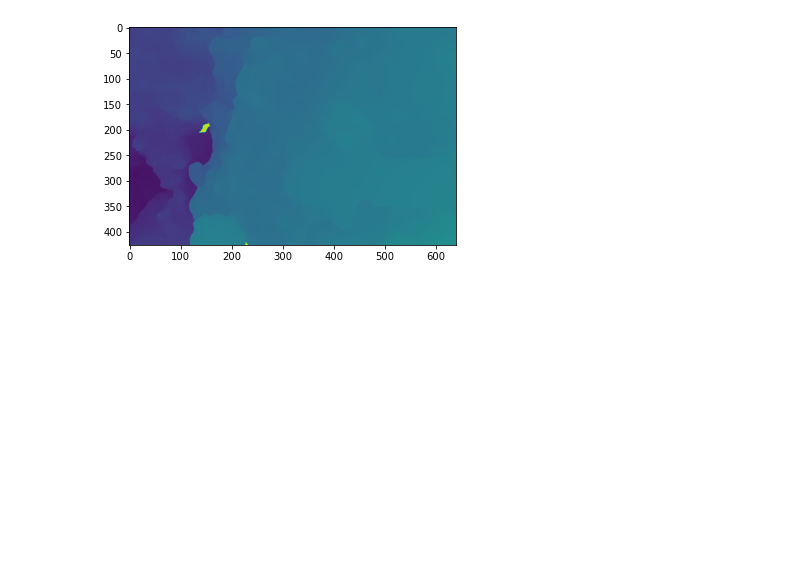
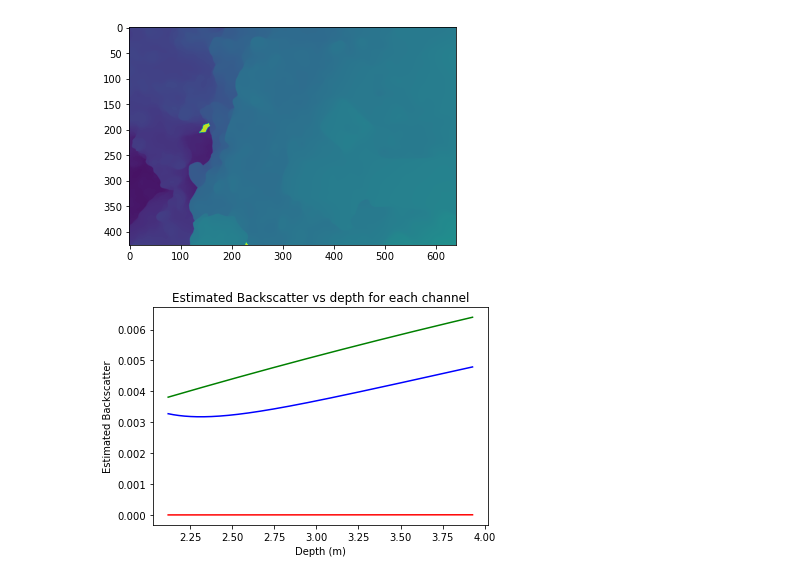
Before and after one commit to Spoon7227/CS445-Project, a Jupyter notebook: seathru.ipynb, the cells around one changed output. Saved outputs shown, nothing was run; the diff lists cells and outputs as text; code cells hidden in the pictures; blank space fills up the shorter version.

```diff
--- a/seathru.ipynb
+++ b/seathru.ipynb
@@ -119,4 +118,17 @@ estimated_values, parameters = estimate_backscatter(estimation_points)
 Br, Bg, Bb, coefsR, coefsG, coefsB = estimated_values[0], estimated_values[1], estimated_values[2], parameters[0], parameters[1], parameters[2]
+# %%
+# Estimated Backscatter vs depth for each channel
+for idx, color in enumerate(['r', 'g', 'b']):
+    x = np.linspace(np.min(estimation_points[:, 0]), np.max(estimation_points[:, 0]), 1000)
+    y = backscatter_model(x, *parameters[idx])
+    plt.plot(x.ravel(), y.ravel(), c=color)
+
+plt.xlabel('Depth (m)')
+plt.ylabel('Estimated Backscatter')
+plt.title('Estimated Backscatter vs depth for each channel')
+plt.show()
+# %% [output]
+[figure, added]
 # %%
 def create_depth_groups(depth_data, epsilon, min_group_size):
 	epsilon = (np.max(depth_data) - np.min(depth_data)) * epsilon
```
Also changed, not shown: parts of 3 cells of this notebook.
